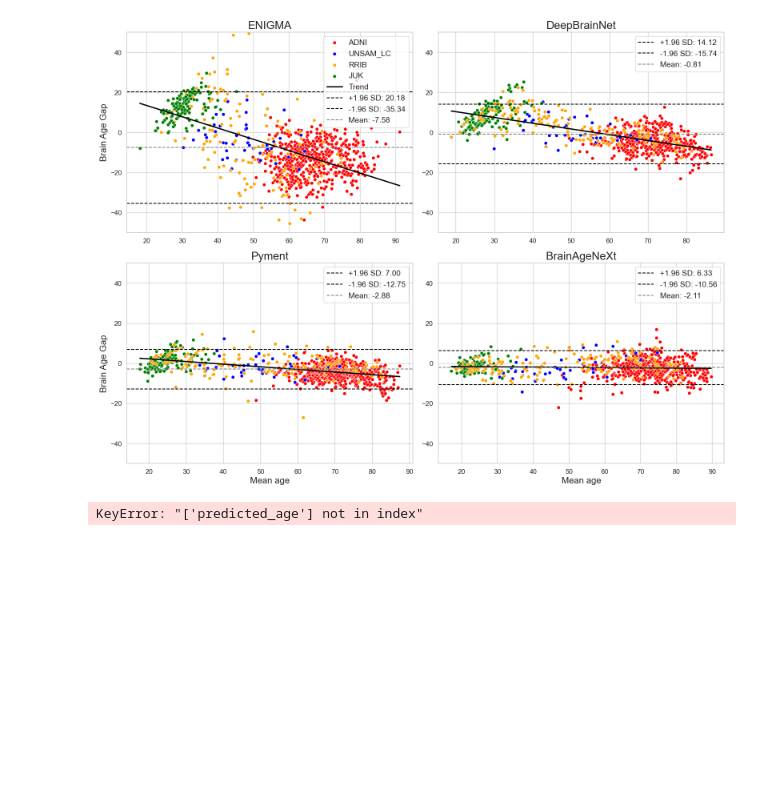
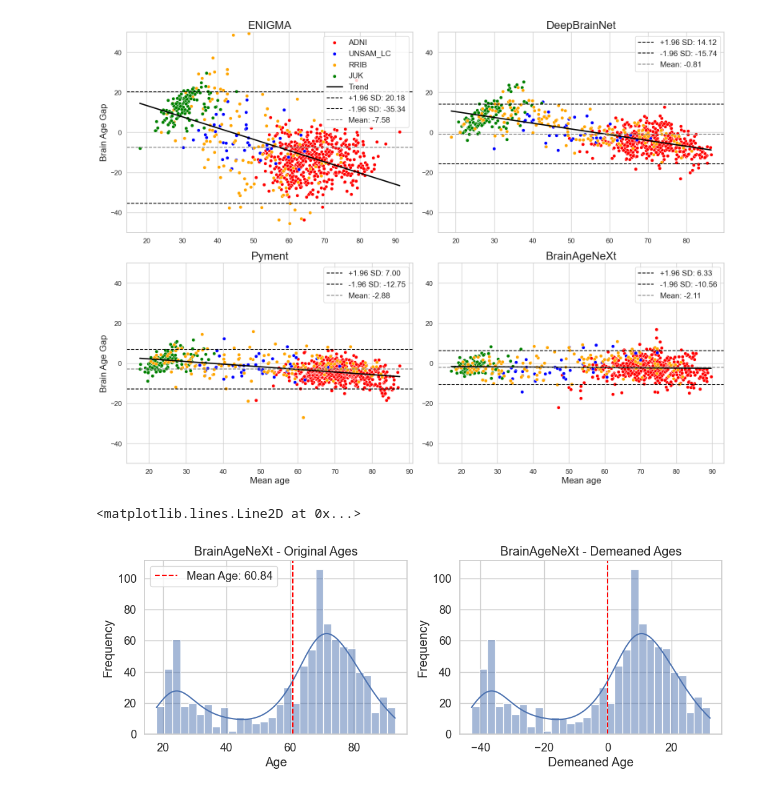
Before and after one commit to mabelzunce/brainage-models-benchmark, a Jupyter notebook: results/bland-altman.ipynb, the cells around one changed output. Saved outputs shown, nothing was run; the diff lists cells and outputs as text; code cells hidden in the pictures; blank space fills up the shorter version.

```diff
--- a/results/bland-altman.ipynb
+++ b/results/bland-altman.ipynb
@@ -504,3 +34,7 @@ BAN_UNSAM=BAN_UNSAM[BAN_UNSAM['Grupo']=='CONTROL']
 DBN_UNSAM=DBN_UNSAM[DBN_UNSAM['Grupo']=='CONTROL']
 pyment_UNSAM=pyment_UNSAM[pyment_UNSAM['Grupo']=='CONTROL']
 ENIGMA_UNSAM=ENIGMA_UNSAM[ENIGMA_UNSAM['Grupo']=='CONTROL']
+
+pyment_ADNI=pyment_ADNI[pyment_ADNI['prediction']<500]
+pyment_RRIB=pyment_RRIB[pyment_RRIB['prediction']<500]
+DBN_ADNI=DBN_ADNI[DBN_ADNI['Pred_Age']<500]
@@ -542,0 +157,19 @@ ENIGMA_all = pd.concat([ENIGMA_UNSAM, ENIGMA_ADNI, ENIGMA_JUK, ENIGMA_RRIB], ign
+# %%
+ENIGMA_UNSAM['Dataset']='UNSAM'
+ENIGMA_ADNI['Dataset']='ADNI'
+ENIGMA_JUK['Dataset']='JUK'
+ENIGMA_RRIB['Dataset']='RRIB'
+ENIGMA_JUK['Group']='CN'
+ENIGMA_RRIB['Group']='CN'
+
+ENIGMA_UNSAM.rename(columns={'Edad':'Age','Absolute Error':'Absolute_Error','Grupo':'Group'}, inplace=True)
+ENIGMA_UNSAM=ENIGMA_UNSAM[['ID','Age','prediction','mean','Absolute_Error','Error','Dataset','Group']]
+ENIGMA_ADNI.rename(columns={'Absolute Error':'Absolute_Error'}, inplace=True)
+ENIGMA_ADNI=ENIGMA_ADNI[['ID','Age','prediction','mean','Absolute_Error','Error','Dataset','Group']]
+ENIGMA_JUK.rename(columns={'age':'Age','participant_id':'ID','sex':'Sex','Absolute Error':'Absolute_Error'}, inplace=True)
+ENIGMA_JUK=ENIGMA_JUK[['ID','Age','prediction','mean','Absolute_Error','Error','Dataset','Group']]
+ENIGMA_RRIB.rename(columns={'age':'Age','sex':'Sex','Absolute Error':'Absolute_Error','participant_id':'ID'}, inplace=True)
+ENIGMA_RRIB=ENIGMA_RRIB[['ID','Age','prediction','mean','Absolute_Error','Error','Dataset','Group']]
+
+ENIGMA_all = pd.concat([ENIGMA_UNSAM, ENIGMA_ADNI, ENIGMA_JUK, ENIGMA_RRIB], ignore_index=True)
+ENIGMA_all['Group'].replace({'CONTROL':'CN'}, inplace=True)
@@ -663,41 +287,41 @@ plt.show()
 [figure]
 # %%
 BAN_all=BAN_all[['ID','Age','mean','Error','Dataset','Predicted_Brain_Age']].rename(columns={'Predicted_Brain_Age':'prediction'})
-DBN_all=DBN_all[['ID','Age','mean','Error','Dataset','predicted_age']].rename(columns={'predicted_age':'prediction'})
+DBN_all=DBN_all[['ID','Age','mean','Error','Dataset','Pred_Age']].rename(columns={'Pred_Age':'prediction'})
 pyment_all=pyment_all[['ID','Age','mean','Error','Dataset','prediction']]
 ENIGMA_all=ENIGMA_all[['ID','Age','mean','Error','Dataset','prediction']]
+
 BAN_CA_mean=np.mean(BAN_all['Age'])
 DBN_CA_mean=np.mean(DBN_all['Age'])
 pyment_CA_mean=np.mean(pyment_all['Age'])
 ENIGMA_CA_mean=np.mean(ENIGMA_all['Age'])
+
 BAN_all['Corrected_age']=BAN_all['Age']-BAN_CA_mean
 DBN_all['Corrected_age']=DBN_all['Age']-DBN_CA_mean
 pyment_all['Corrected_age']=pyment_all['Age']-pyment_CA_mean
 ENIGMA_all['Corrected_age']=ENIGMA_all['Age']-ENIGMA_CA_mean
-#BAN_all['Corrected_age']=BAN_CA_mean-BAN_all['Age']
-#DBN_all['Corrected_age']=DBN_CA_mean-DBN_all['Age']
-#pyment_all['Corrected_age']=pyment_CA_mean-pyment_all['Age']
-#ENIGMA_all['Corrected_age']=ENIGMA_CA_mean-ENIGMA_all['Age']
+
 # Plot histograms with demeaned ages:
 plt.figure(figsize=(12, 8))
 sns.set(style="whitegrid", font_scale=1.2)
 # Histograma de edades originales
 plt.subplot(2, 2, 1)
 sns.histplot(BAN_all['Age'], bins=30, kde=True)
 plt.title('BrainAgeNeXt - Original Ages')
 plt.xlabel('Age')
 plt.ylabel('Frequency')
 plt.axvline(BAN_CA_mean, color='red', linestyle='--', label=f'Mean Age: {BAN_CA_mean:.2f}')
 plt.legend()
 # Histograma de edades corregidas
 plt.subplot(2, 2, 2)
 sns.histplot(BAN_all['Corrected_age'], bins=30, kde=True)
 plt.title('BrainAgeNeXt - Demeaned Ages')
 plt.xlabel('Demeaned Age')
 plt.ylabel('Frequency')
 plt.axvline(0, color='red', linestyle='--', label='Mean Demeaned Age: 0.00')
 # %% [output]
-KeyError: "['predicted_age'] not in index"
+<matplotlib.lines.Line2D at 0x...>
+[figure, added]
 # %%
 from sklearn.utils import resample
 
```
Also changed, not shown: parts of 28 cells of this notebook.
